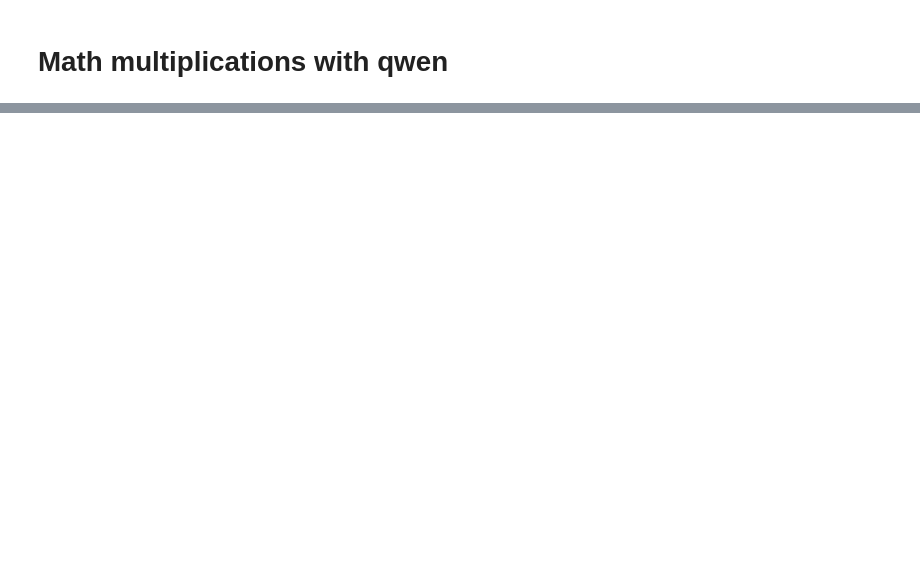
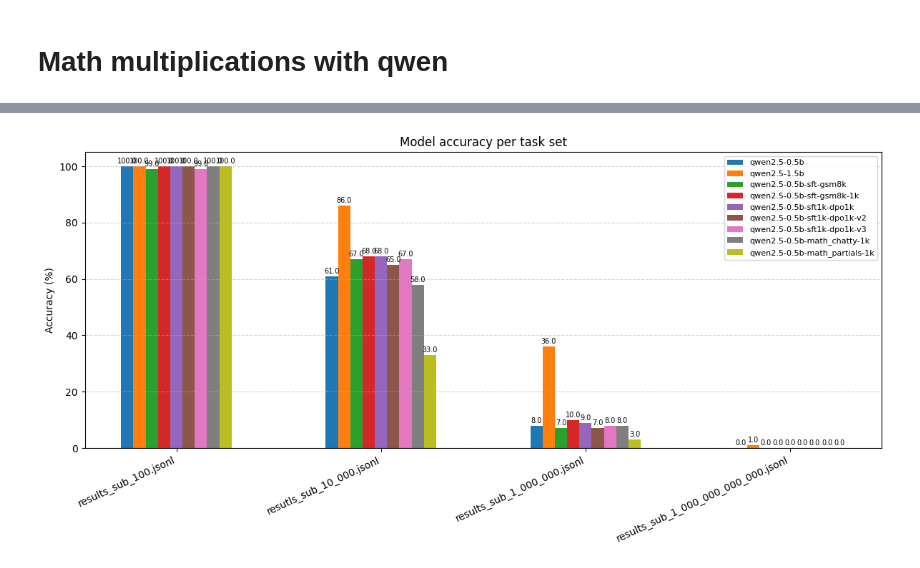
Before and after one commit to michalrajkowski/sft_training, a Jupyter notebook: 01_mult_abilities_of_models.ipynb, the cells around one changed output, grey strips where cells are left out. Cells and saved outputs as stored; diff of their text form; code cells hidden in the pictures; blank space fills up the shorter version.

Commit message:
[A][3] Extra experiments with models capabilities to multiply big numbers

```diff
--- a/01_mult_abilities_of_models.ipynb
+++ b/01_mult_abilities_of_models.ipynb
@@ -13,7 +13,17 @@ from math_eval.evaluator import MathEvaluator
 DATA_DIR = Path('data/mult_taks')
 RESULTS_DIR = Path('results/mult_tasks_runs')
 REGISTRY_PATH = Path('configs/models.yaml')
-MODELS = ['qwen2.5-0.5b', 'qwen2.5-1.5b', 'qwen2.5-0.5b-sft-gsm8k']
+MODELS = [
+    'qwen2.5-0.5b',
+    'qwen2.5-1.5b',
+    'qwen2.5-0.5b-sft-gsm8k',
+    'qwen2.5-0.5b-sft-gsm8k-1k',
+    'qwen2.5-0.5b-sft1k-dpo1k',
+    'qwen2.5-0.5b-sft1k-dpo1k-v2',
+    'qwen2.5-0.5b-sft1k-dpo1k-v3',
+    'qwen2.5-0.5b-math_chatty-1k',
+    'qwen2.5-0.5b-math_partials-1k',
+]
 BATCH_SIZE = 32
 LIMIT = None
 
@@ -147,0 +131,47 @@ else:
+# %%
+import re
+
+def _parse_size(name: str) -> int:
+    matches = re.findall(r'(\d[\d_]*)', name)
+    if not matches:
+        return 0
+    try:
+        return int(matches[-1].replace('_', ''))
+    except ValueError:
+        return 0
+
+if not accuracy_rows:
+    print('No data to plot. Run evaluations first.')
+else:
+    dataset_names = sorted({row[0] for row in accuracy_rows}, key=_parse_size)
+    model_names = MODELS
+    bar_width = 0.06  # much thinner bars
+    indices = list(range(len(dataset_names)))
+
+    plt.figure(figsize=(12, 6))
+    for i, model_key in enumerate(model_names):
+        positions = [idx + (i - (len(model_names) - 1) / 2) * bar_width for idx in indices]
+        accs = []
+        for ds in dataset_names:
+            match = next((row[2] for row in accuracy_rows if row[0] == ds and row[1] == model_key), 0.0)
+            accs.append(match)
+        bars = plt.bar(positions, accs, width=bar_width, label=model_key)
+        for bar, acc in zip(bars, accs):
+            plt.text(
+                bar.get_x() + bar.get_width() / 2,
+                bar.get_height() + 0.5,
+                f"{acc:.1f}",
+                ha='center',
+                va='bottom',
+                fontsize=7,
+            )
+
+    plt.xticks(indices, dataset_names, rotation=25, ha='right')
+    plt.ylabel('Accuracy (%)')
+    plt.title('Model accuracy per task set')
+    plt.legend(fontsize=8)
+    plt.grid(axis='y', linestyle='--', alpha=0.5)
+    plt.tight_layout()
+    plt.show()
+# %% [output]
+[figure, added]
```
Also changed, not shown: parts of 5 cells of this notebook, 7 other files.
